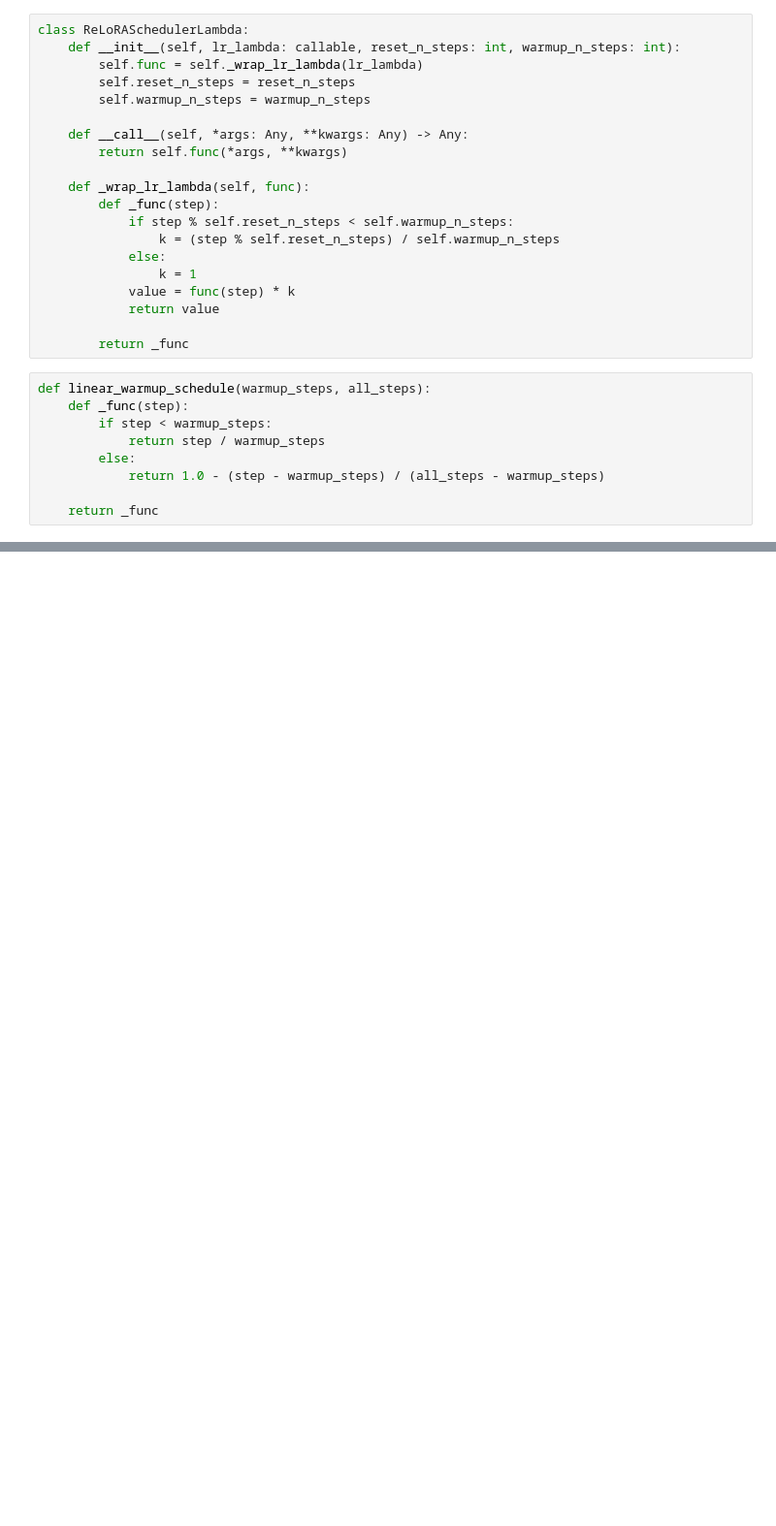
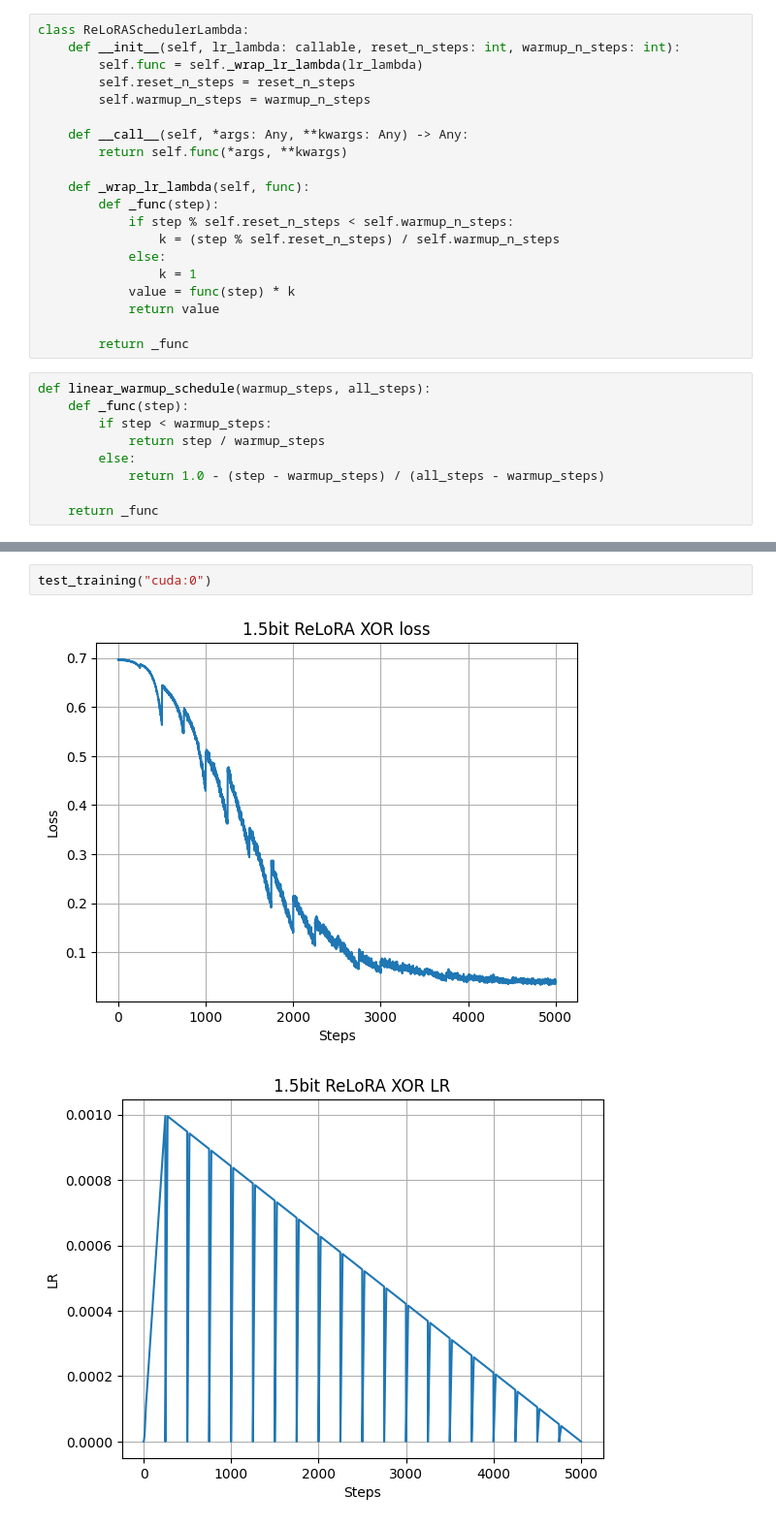
Before and after one commit to alex4321/bitlinear, a Jupyter notebook: nbs/02_relora.ipynb, the cells around one changed output, grey strips where cells are left out. Shown: that part at 97% size. Cells and saved outputs as stored; diff of their text form; blank space fills up the shorter version.

Commit message:
Works with CUDA now

```diff
--- a/nbs/02_relora.ipynb
+++ b/nbs/02_relora.ipynb
@@ -222,0 +211,5 @@ plt.show()
+# %%
+test_training("cuda:0")
+# %% [output]
+[figure, added]
+[figure, added]
```
Also changed, not shown: parts of 9 cells of this notebook, 4 other files.
